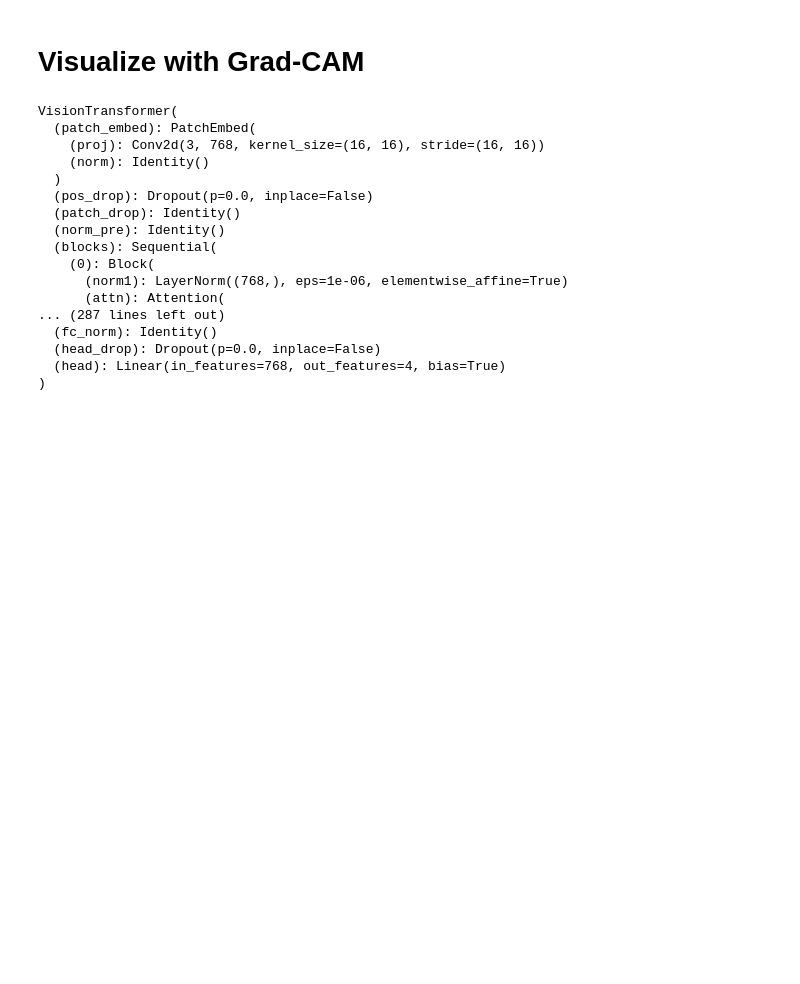
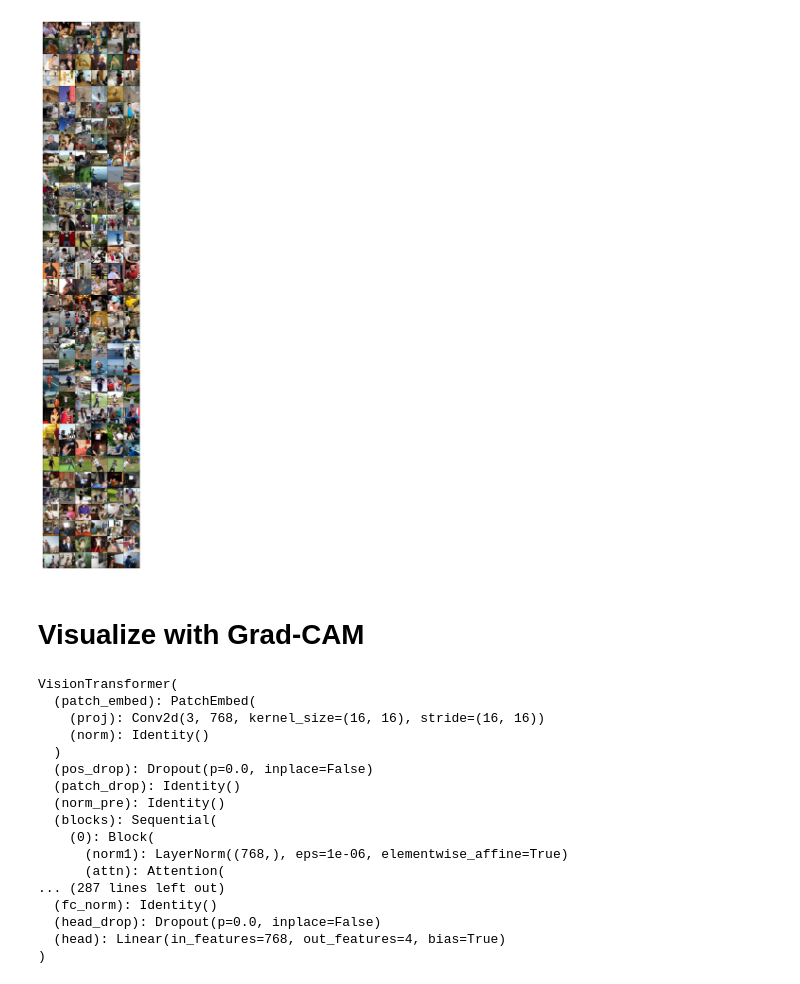
Before and after one commit to eneserdo/DL-Project-Action-Recognition, a Jupyter notebook: visualizations.ipynb, the cells around one changed output. Drawn from its saved outputs; the diff is of its cells as text; code cells hidden in the pictures; blank space fills up the shorter version.

```diff
--- a/visualizations.ipynb
+++ b/visualizations.ipynb
@@ -76,3 +40,8 @@ plt.show()
+# %%
+# Pick N images from each class for visualization
+visualize_dataset(my_dataset, denormalize, N=6)
+# %% [output]
+[figure, added]
 # %% [markdown]
 # Visualize with Grad-CAM
 # %%
```
Also changed, not shown: parts of 10 cells of this notebook, 5 other files.
